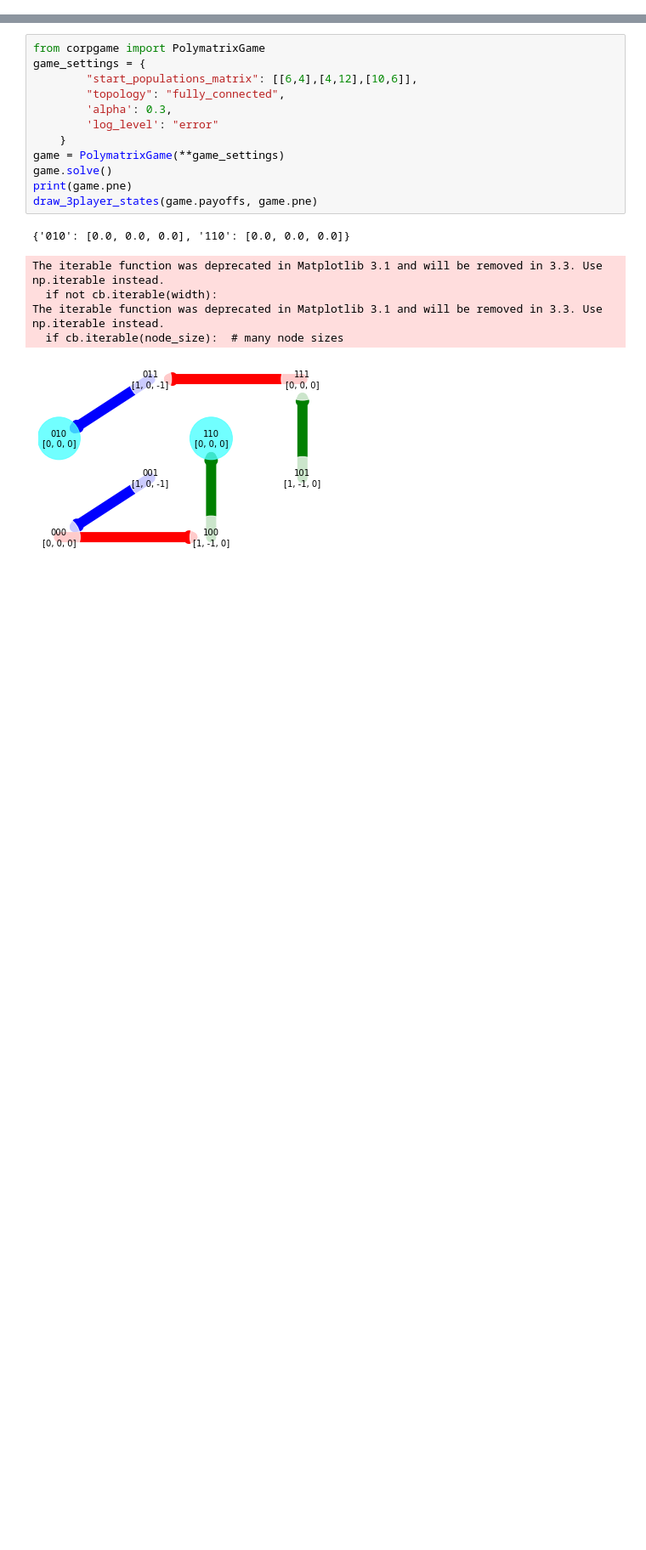
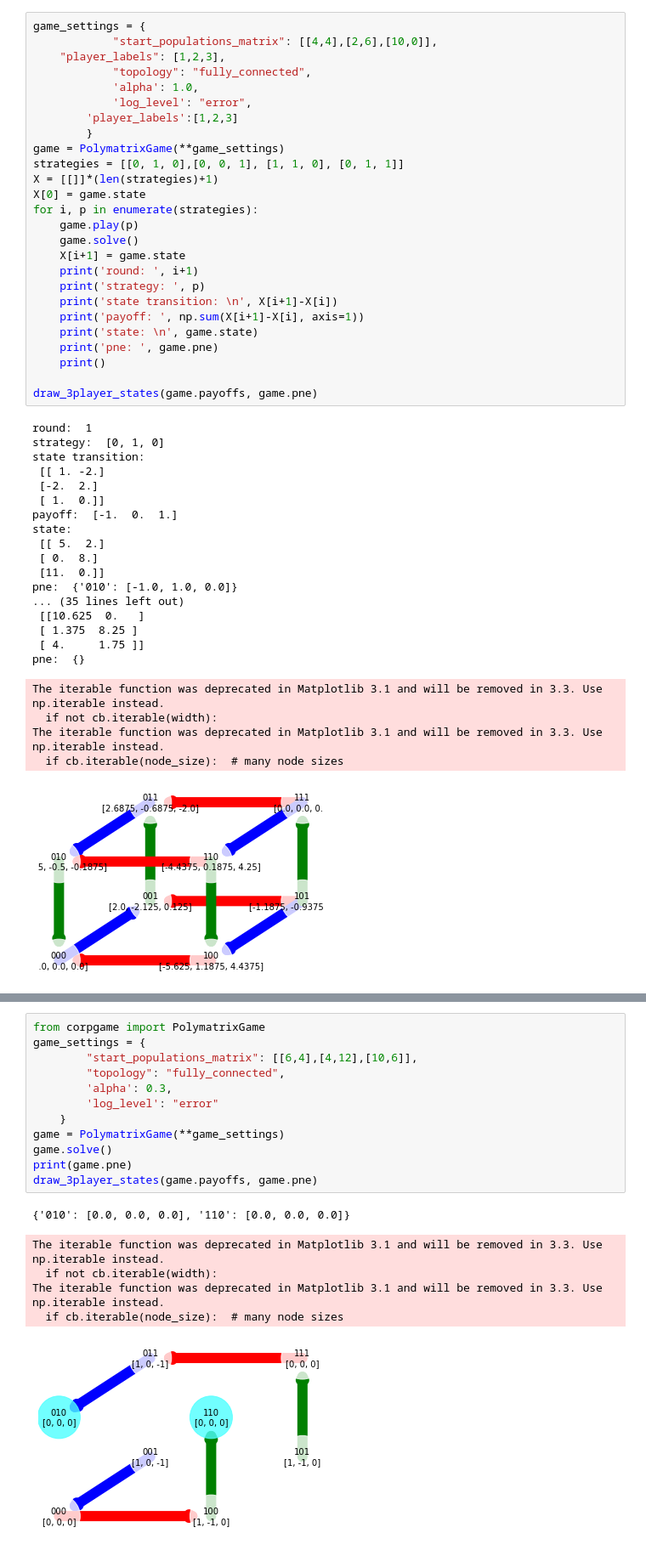
Before and after one commit to positivedefinite/corpgame, a Jupyter notebook: 3 player games.ipynb, the cells around one changed output, grey strips where cells are left out. Shown at 85% size. Saved outputs shown, nothing was run; the diff lists cells and outputs as text; blank space fills up the shorter version.

```diff
--- a/3 player games.ipynb
+++ b/3 player games.ipynb
@@ -58,0 +7,49 @@ def draw_3player_states(payoff, pne):
+# %%
+game_settings = {
+            "start_populations_matrix": [[4,4],[2,6],[10,0]],
+    "player_labels": [1,2,3],
+            "topology": "fully_connected",
+            'alpha': 1.0,
+            'log_level': "error",
+        'player_labels':[1,2,3]
+        }
+game = PolymatrixGame(**game_settings)
+strategies = [[0, 1, 0],[0, 0, 1], [1, 1, 0], [0, 1, 1]]
+X = [[]]*(len(strategies)+1)
+X[0] = game.state
+for i, p in enumerate(strategies):
+    game.play(p)
+    game.solve()
+    X[i+1] = game.state
+    print('round: ', i+1)
+    print('strategy: ', p)
+    print('state transition: \n', X[i+1]-X[i])
+    print('payoff: ', np.sum(X[i+1]-X[i], axis=1))
+    print('state: \n', game.state)
+    print('pne: ', game.pne)
+    print()
+
+draw_3player_states(game.payoffs, game.pne)
+# %% [output]
+round:  1
+strategy:  [0, 1, 0]
+state transition:
+ [[ 1. -2.]
+ [-2.  2.]
+ [ 1.  0.]]
+payoff:  [-1.  0.  1.]
+state:
+ [[ 5.  2.]
+ [ 0.  8.]
+ [11.  0.]]
+pne:  {'010': [-1.0, 1.0, 0.0]}
+... (35 lines left out)
+ [[10.625  0.   ]
+ [ 1.375  8.25 ]
+ [ 4.     1.75 ]]
+pne:  {}
+The iterable function was deprecated in Matplotlib 3.1 and will be removed in 3.3. Use np.iterable instead.
+  if not cb.iterable(width):
+The iterable function was deprecated in Matplotlib 3.1 and will be removed in 3.3. Use np.iterable instead.
+  if cb.iterable(node_size):  # many node sizes
+[figure, added]
```
Also changed, not shown: parts of 13 cells of this notebook, 39 other files.
